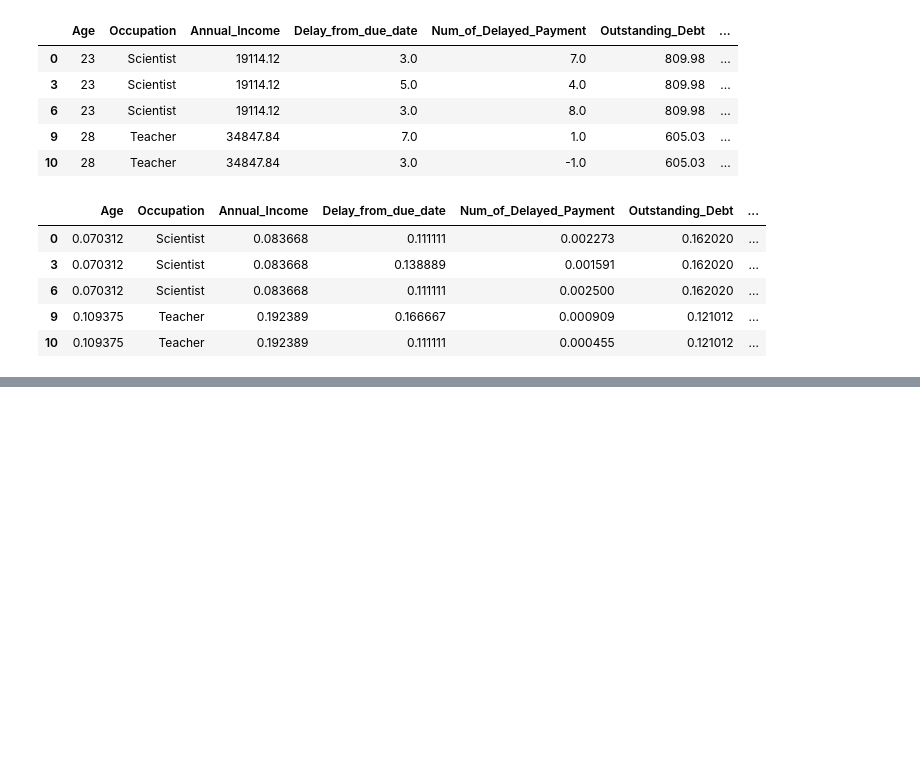
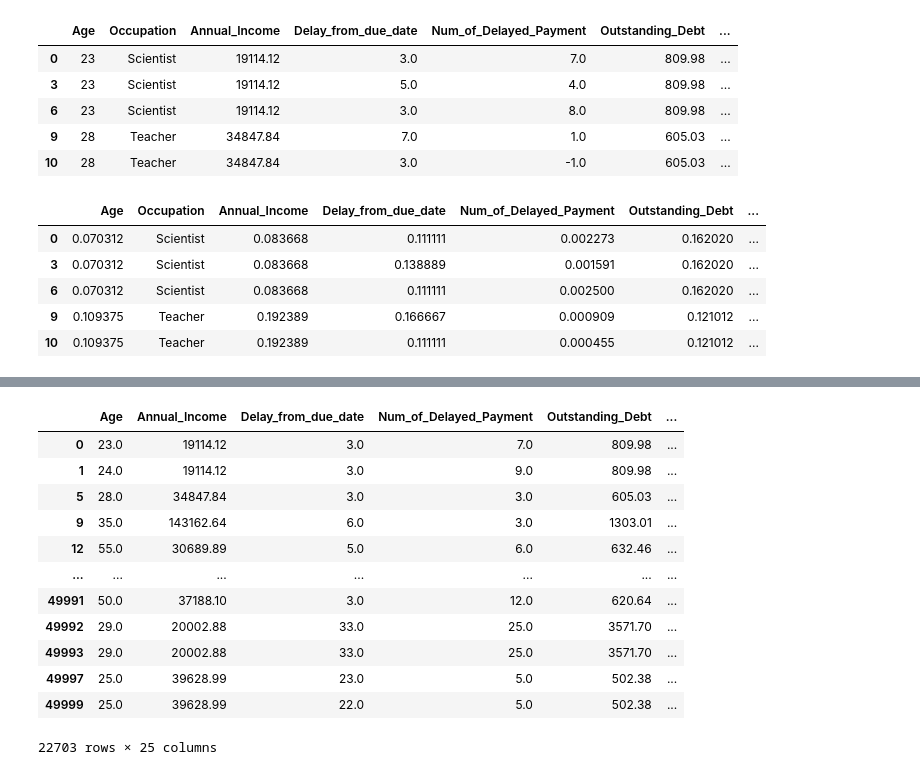
Before and after one commit to nguyenthithaovan14/Group_Credit_Score_Classification, a Jupyter notebook: Code Python.ipynb, the cells around one changed output, grey strips where cells are left out. Cells and saved outputs as stored; diff of their text form; code cells hidden in the pictures; blank space fills up the shorter version.

```diff
--- a/Code Python.ipynb
+++ b/Code Python.ipynb
@@ -451,0 +671,9 @@ train_cleaned.head()
+# %%
+#Chuyển đổi thông tin thành giá trị theo cấp độ
+test['Payment_Behaviour'] = test['Payment_Behaviour'].astype(str).str.replace('Low_spent_Small_value_payments','1')
+test['Payment_Behaviour'] = test['Payment_Behaviour'].astype(str).str.replace('Low_spent_Medium_value_payments','2')
+test['Payment_Behaviour'] = test['Payment_Behaviour'].astype(str).str.replace('Low_spent_Large_value_payments','3')
+test['Payment_Behaviour'] = test['Payment_Behaviour'].astype(str).str.replace('High_spent_Small_value_payments','4')
+test['Payment_Behaviour'] = test['Payment_Behaviour'].astype(str).str.replace('High_spent_Medium_value_payments','5')
+test['Payment_Behaviour'] = test['Payment_Behaviour'].astype(str).str.replace('High_spent_Large_value_payments','6')
+test.head()
@@ -451,0 +687,7 @@ train_cleaned.head()
+# %%
+#Chuyển đổi dữ liệu oject thành kiểu dữ liệu float
+col_int2 = ['Age','Delay_from_due_date','Num_of_Delayed_Payment','Outstanding_Debt',
+            'Total_EMI_per_month','Monthly_Balance','Payment_Behaviour','Credit_History_Age','Annual_Income']
+for i in col_int2:
+  test[i] = test[i].astype(float)
+test.dtypes
@@ -451,0 +707,9 @@ train_cleaned.head()
+# %%
+# Chuyển đổi dữ liệu mục tiêu thành số
+test['Payment_of_Min_Amount'] = test['Payment_of_Min_Amount'].str.replace('NM', '0')
+test['Payment_of_Min_Amount'] = test['Payment_of_Min_Amount'].str.replace('Yes', '1')
+test['Payment_of_Min_Amount'] = test['Payment_of_Min_Amount'].str.replace('No', '2')
+test['Payment_of_Min_Amount'] = test[['Payment_of_Min_Amount']].apply(pd.to_numeric)
+# %%
+test = pd.get_dummies(test, prefix='Occupation', columns=['Occupation'], drop_first=False)
+test.head()
@@ -451,0 +790,16 @@ train_cleaned.head()
+# %%
+test
+# %% [output]
+|  | Age | Annual_Income | Delay_from_due_date | Num_of_Delayed_Payment | Outstanding_Debt | ... |
+| 0 | 23.0 | 19114.12 | 3.0 | 7.0 | 809.98 | ... |
+| 1 | 24.0 | 19114.12 | 3.0 | 9.0 | 809.98 | ... |
+| 5 | 28.0 | 34847.84 | 3.0 | 3.0 | 605.03 | ... |
+| 9 | 35.0 | 143162.64 | 6.0 | 3.0 | 1303.01 | ... |
+| 12 | 55.0 | 30689.89 | 5.0 | 6.0 | 632.46 | ... |
+| ... | ... | ... | ... | ... | ... | ... |
+| 49991 | 50.0 | 37188.10 | 3.0 | 12.0 | 620.64 | ... |
+| 49992 | 29.0 | 20002.88 | 33.0 | 25.0 | 3571.70 | ... |
+| 49993 | 29.0 | 20002.88 | 33.0 | 25.0 | 3571.70 | ... |
+| 49997 | 25.0 | 39628.99 | 23.0 | 5.0 | 502.38 | ... |
+| 49999 | 25.0 | 39628.99 | 22.0 | 5.0 | 502.38 | ... |
+22703 rows × 25 columns
```
Also changed, not shown: parts of 32 cells of this notebook.
